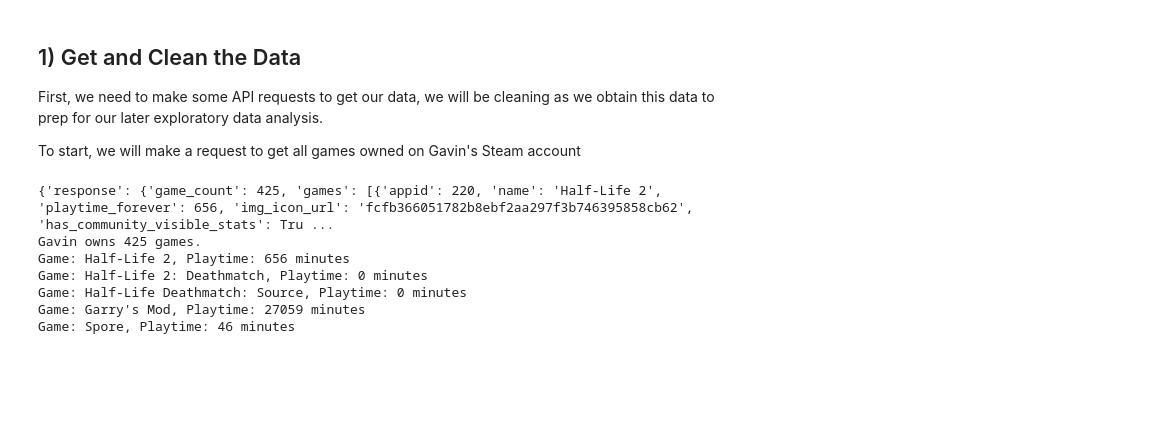
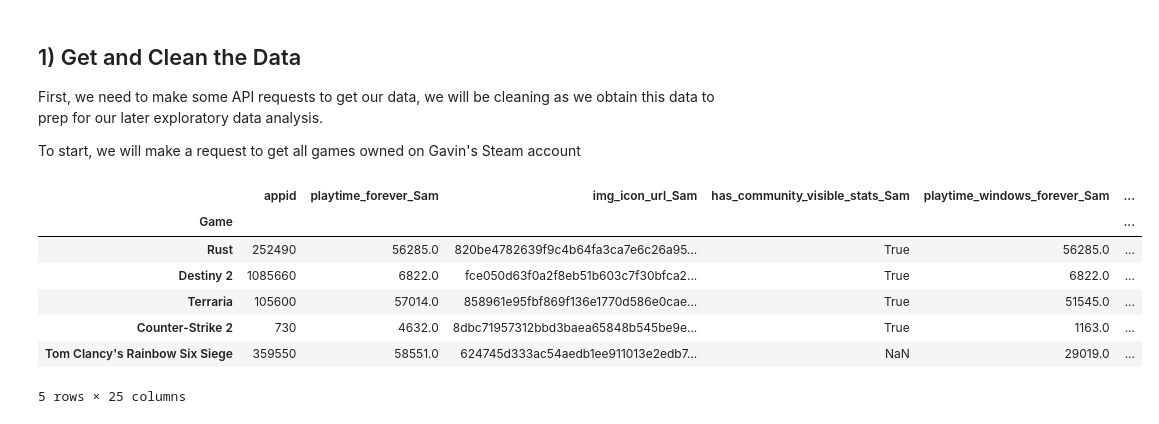
Before and after one commit to samueleallen/Quantified-Self, a Jupyter notebook: QuantifiedSelf.ipynb, the cells around one changed output. Drawn from its saved outputs; the diff is of its cells as text; code cells hidden in the pictures; blank space fills up the shorter version.

```diff
--- a/QuantifiedSelf.ipynb
+++ b/QuantifiedSelf.ipynb
@@ -16,30 +16,56 @@ First, we need to make some API requests to get our data, we will be cleaning as
 
 To start, we will make a request to get all games owned on Gavin's Steam account
 # %%
-# Testing
-
 import utils
+import pandas as pd
 
 api_key = "D1E3D07E8AF97E4729A368F71FFB43F8"
+sam_api_key = "BA9616D65081245B52940CEE86D4DECE"
 steam_id = "76561198111062824"
-url = f"http://api.steampowered.com/IPlayerService/GetOwnedGames/v0001/?key={api_key}&steamid={steam_id}&include_appinfo=1&format=json"
+sam_steam_id = "76561198198119993"
 
-data = utils.make_request(url)
+sam_games_df = utils.get_user_games(sam_api_key, sam_steam_id, "Sam")
+gavin_games_df = utils.get_user_games(api_key, steam_id, "Gavin")
 
-print(data)
+# Merge the two dataframes on the appid
+if not sam_games_df.empty and not gavin_games_df.empty:
+    # Make sure appid is a column in both dataframes
+    merged_df = pd.merge(sam_games_df, gavin_games_df, on="appid", how="outer", suffixes=('_Sam', '_Gavin'))
 
-# Process the data
-if 'response' in data and 'games' in data['response']:
-    print(f"Gavin owns {data['response']['game_count']} games.")
-    for game in data['response']['games'][:5]:  # Print first 5 games for testing
-        print(f"Game: {game.get('name', 'Unknown')}, Playtime: {game.get('playtime_forever', 0)} minutes")
+    # For game names, use one version
+    if 'name_Sam' in merged_df.columns and 'name_Gavin' in merged_df.columns:
+        merged_df['Game'] = merged_df['name_Sam'].combine_first(merged_df['name_Gavin'])
+        merged_df.drop(['name_Sam', 'name_Gavin'], axis=1, inplace=True)
+
+    # Set the index to game name
+    merged_df.set_index("Game", inplace=True)
+
+    # Sort by Gavin's playtime
+    if 'playtime_forever_Sam' in merged_df.columns:
+        merged_df.sort_values(by="playtime_forever_Gavin", ascending=False, inplace=True)
+
+    # Fill NaN values with 0 for playtime columns
+    for col in merged_df.columns:
+        if 'playtime' in col or 'rtime' in col:
+            merged_df[col] = merged_df[col].fillna(0)
+
+    df = merged_df
 else:
-    print("Error retrieving games or profile might be private.")
+    if not sam_games_df.empty:
+        df = sam_games_df
+    elif not gavin_games_df.empty:
+        df = gavin_games_df
+    else:
+        df = pd.DataFrame()
+        print("Could not retrieve games data for either user.")
+
+df.head()
 # %% [output]
+|  | appid | playtime_forever_Sam | img_icon_url_Sam | has_community_visible_stats_Sam | playtime_windows_forever_Sam | ... |
+| Game |  |  |  |  |  | ... |
+| Rust | 252490 | 56285.0 | 820be4782639f9c4b64fa3ca7e6c26a95... | True | 56285.0 | ... |
+| Destiny 2 | 1085660 | 6822.0 | fce050d63f0a2f8eb51b603c7f30bfca2... | True | 6822.0 | ... |
+| Terraria | 105600 | 57014.0 | 858961e95fbf869f136e1770d586e0cae... | True | 51545.0 | ... |
+| Counter-Strike 2 | 730 | 4632.0 | 8dbc71957312bbd3baea65848b545be9e... | True | 1163.0 | ... |
+| Tom Clancy's Rainbow Six Siege | 359550 | 58551.0 | 624745d333ac54aedb1ee911013e2edb7... | NaN | 29019.0 | ... |
-{'response': {'game_count': 425, 'games': [{'appid': 220, 'name': 'Half-Life 2', 'playtime_forever': 656, 'img_icon_url': 'fcfb366051782b8ebf2aa297f3b746395858cb62', 'has_community_visible_stats': Tru ...
-Gavin owns 425 games.
-Game: Half-Life 2, Playtime: 656 minutes
-Game: Half-Life 2: Deathmatch, Playtime: 0 minutes
-Game: Half-Life Deathmatch: Source, Playtime: 0 minutes
-Game: Garry's Mod, Playtime: 27059 minutes
-Game: Spore, Playtime: 46 minutes
+5 rows × 25 columns
```
Also changed, not shown: parts of 5 cells of this notebook, 1 other file.
